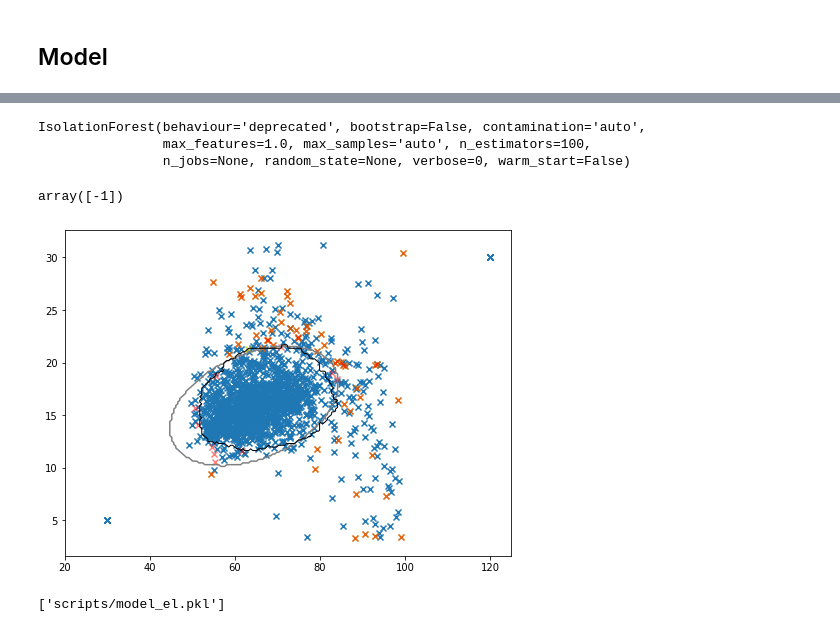
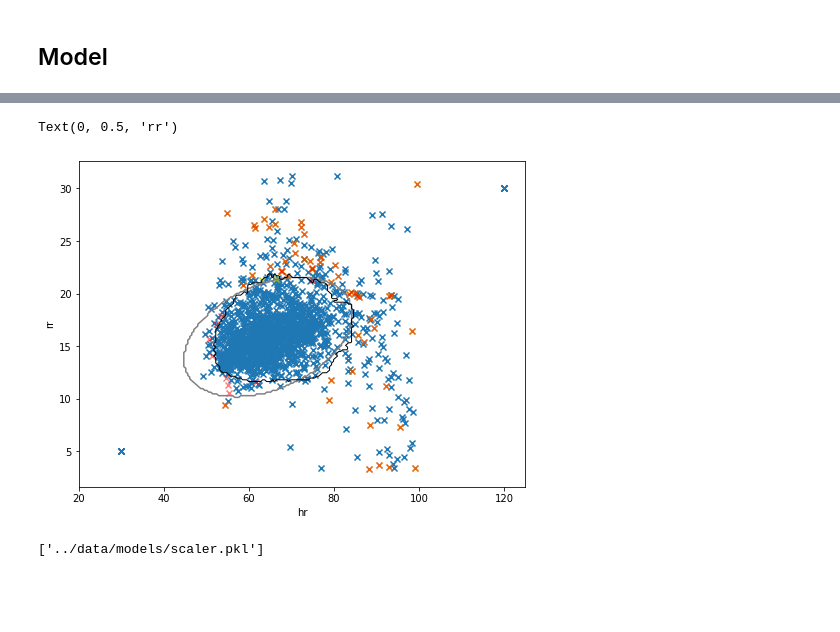
Before and after one commit to JSpenced/vital-signs-monitor, a Jupyter notebook: notebooks/Vital-signs-outliers-model-v1.ipynb, the cells around one changed output, grey strips where cells are left out. Drawn from its saved outputs; the diff is of its cells as text; code cells hidden in the pictures; blank space fills up the shorter version.

Commit message:
Update with scaler

```diff
--- a/notebooks/Vital-signs-outliers-model-v1.ipynb
+++ b/notebooks/Vital-signs-outliers-model-v1.ipynb
@@ -34,0 +43,4 @@ X_tr, X_va = train_test_split(X, test_size=0.2, shuffle=False)
+# %%
+# Fit both models
+el.fit(X_tr_scaled)
+isf.fit(X_tr_scaled)
@@ -35,3 +56,10 @@ X_tr, X_va = train_test_split(X, test_size=0.2, shuffle=False)
+# %%
+# Make predictions
+preds_el = el.predict(X_va_scaled)
+preds_isf = isf.predict(X_va_scaled)
+# Get outliers
+outl_el = X_va[preds_el == -1]
+outl_isf = X_va[preds_isf == -1]
 # %%
 xx, yy = np.meshgrid(np.linspace(20, 90, 150),
                      np.linspace(5, 30, 150))
@@ -41,12 +65,0 @@ isf = IsolationForest(contamination='auto')
-# %%
-# Fit both models
-el.fit(X_tr)
-isf.fit(X_tr)
-# %% [output]
-IsolationForest(behaviour='deprecated', bootstrap=False, contamination='auto',
-                max_features=1.0, max_samples='auto', n_estimators=100,
-                n_jobs=None, random_state=None, verbose=0, warm_start=False)
-# %%
-el.predict(np.array([70.01, 5.3079236402]).reshape(1,-1))
-# %% [output]
-array([-1])
@@ -60,24 +66,30 @@ outl_isf = X_va[preds_isf == -1]
 # %%
-def get_decision_boundary(algorithm: BaseEstimator, xx: np.array, yy: np.array)-> np.array:
+def get_decision_boundary(algorithm: BaseEstimator, xx: np.array, yy: np.array, scaler: BaseEstimator = None) -> np.array:
     """Get the decision boundary for the outliers."""
-    Z = algorithm.predict(np.c_[xx.ravel(), yy.ravel()])
+    mat = np.c_[xx.ravel(), yy.ravel()]
+    if scaler:
+        mat = scaler.transform(mat)
+    Z = algorithm.predict(mat)
     Z = Z.reshape(xx.shape)
     return Z
 # %%
 fig = plt.figure(figsize=(8,6))
 plt.scatter(X_tr.iloc[:,0],X_tr.iloc[:,1],marker="x",cmap='viridis');
 # plt.scatter(outl.iloc[:,0],outl.iloc[:,1],marker="x",cmap='viridis');
 plt.scatter(outl_el.iloc[:,0],outl_el.iloc[:,1],marker="x", c='y', alpha=0.8);
 plt.scatter(outl_isf.iloc[:,0],outl_isf.iloc[:,1],marker="x",c='r', cmap='viridis', alpha=0.5);
-Z_el = get_decision_boundary(el, xx, yy)
+Z_el = get_decision_boundary(el, xx, yy, scaler)
 plt.contour(xx, yy, Z_el, levels=0, linewidths=1.5, colors='gray', );
-Z_isf = get_decision_boundary(isf, xx, yy)
-ax = plt.contour(xx, yy, Z_isf, levels=0, linewidths=1, colors='black', );
+Z_isf = get_decision_boundary(isf, xx, yy, scaler)
+plt.contour(xx, yy, Z_isf, levels=0, linewidths=1, colors='black', );
+ax = fig.gca()
 ax.set_xlabel('hr')
 ax.set_ylabel('rr')
 # %% [output]
+Text(0, 0.5, 'rr')
-[figure, old version]
+[figure, new version]
 # %%
-joblib.dump(el, 'scripts/model_el.pkl')
+joblib.dump(el, '../data/models/model_el.pkl')
+joblib.dump(scaler, '../data/models/scaler.pkl')
 # %% [output]
-['scripts/model_el.pkl']
+['../data/models/scaler.pkl']
```
Also changed, not shown: parts of 7 cells of this notebook.
